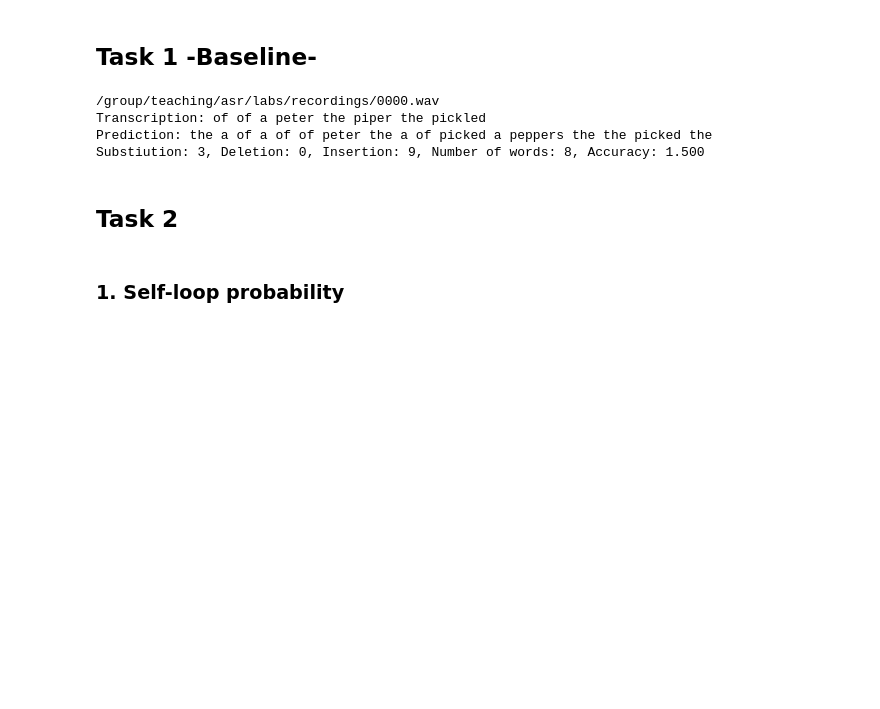
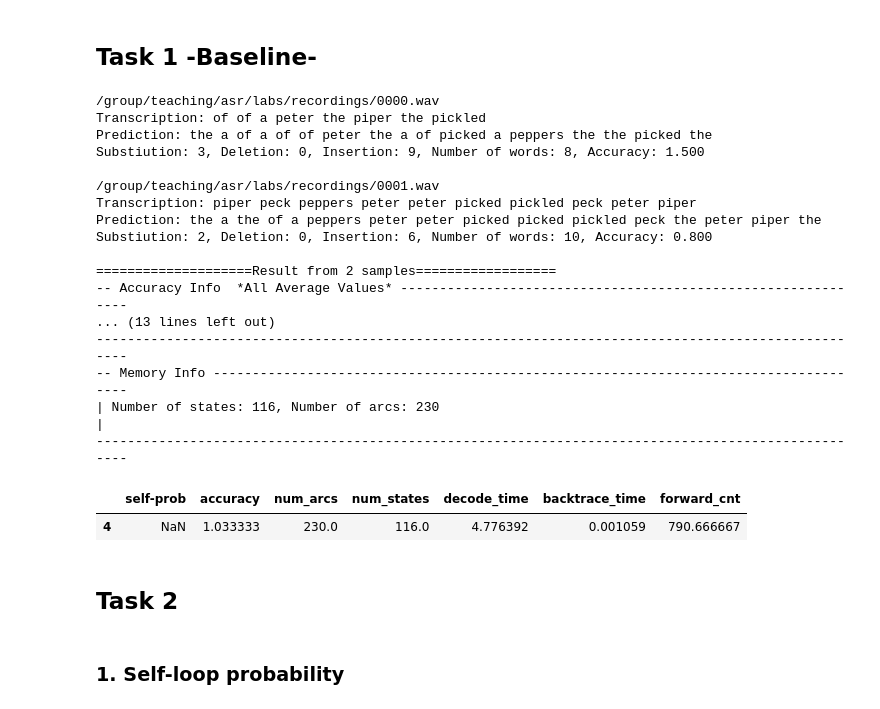
Before and after one commit to LIM-june/INFR11033_assignment, a Jupyter notebook: assignment.ipynb, the cells around one changed output. Saved outputs shown, nothing was run; the diff lists cells and outputs as text; code cells hidden in the pictures; blank space fills up the shorter version.

```diff
--- a/assignment.ipynb
+++ b/assignment.ipynb
@@ -35,6 +35,9 @@ import openfst_python as fst
 import math
 import numpy as np
 import time
+# %%
+class CFG:
+    sample_num = 2
 # %% [markdown]
 ### Generate State Table, Phone Table, Word Table from the Lexicon
 # %%
@@ -104,7 +107,7 @@ word_table, phone_table, state_table = generate_symbol_tables(lex)
 # %%
 class BaselineWfst:
 
-    def __init__(self, n=3, lex=lex, self_loop_prob=None):
+    def __init__(self, n=3, lex=lex, self_loop_prob=None, final_prob_dict=None):
         """
         Generate a HMM to recognise any single word sequence for words in the lexicon
 
@@ -118,8 +121,10 @@ class BaselineWfst:
 
         self.n = n
         self.lex = lex
+        self.final_prob_dict = final_prob_dict
         self.self_loop_prob = self_loop_prob
         self.f = self.generate_wfst()
+
 
     def generate_weighted_phone_wfst(self, f, start_state, phone, n, olabel):
         """
@@ -178,7 +183,10 @@ class BaselineWfst:
                 else:
                     current_state = self.generate_weighted_phone_wfst(f, current_state, phone, self.n, 0)
             # note: new current_state is now set to the final state of the previous phone WFST
-            f.set_final(current_state)
+            if self.final_prob_dict == None:
+                f.set_final(current_state)
+            else:
+                f.set_final(current_state, -math.log(self.final_prob_dict[word]))
             f.add_arc(current_state, fst.Arc(0, 0, 0, start_state))
 
         f.set_input_symbols(state_table)
@@ -403,11 +411,11 @@ def read_transcription(wav_file):
 
 class ASR:
 
-    def __init__(self, wfst, decoder, audio_file_name, sample_num=5, self_loop_prob=None):
+    def __init__(self, wfst, decoder, audio_file_name, sample_num=5, self_loop_prob=None, final_prob_dict=None):
         """
         """
         self.self_loop_prob = self_loop_prob
-        self.wfst = wfst(self_loop_prob=self.self_loop_prob).f
+        self.wfst = wfst(self_loop_prob=self.self_loop_prob, final_prob_dict = final_prob_dict).f
         self.decoder = decoder
         self.audio_file_name = audio_file_name
         self.sample_num = sample_num
@@ -498,7 +506,7 @@ class ASR:
         num_arcs = 0
         for state in self.wfst.states():
             num_arcs += self.wfst.num_arcs(state)
-
+        self.num_arcs = num_arcs
         print('-- Memory Info -------------------------------------------------------------------------------------')
         print('| Number of states: {}, Number of arcs: {}                                                       |'
               .format(self.wfst.num_states(), num_arcs))
@@ -515,14 +531,35 @@ class ASR:
 # %% [markdown]
 ## Task 1 -Baseline-
 # %%
+import pandas as pd
+result_df_1 = pd.DataFrame(columns=["self-prob", "accuracy","num_arcs",
+                                      "num_states","decode_time", "backtrace_time", "forward_cnt"])
 file_path = '/group/teaching/asr/labs/recordings/*.wav'
-asr = ASR(BaselineWfst, BaselineViterbiDecoder, file_path, sample_num=10, self_loop_prob=None)
+asr = ASR(BaselineWfst, BaselineViterbiDecoder, file_path, sample_num=CFG.sample_num, self_loop_prob=None)
+result_df_1 = result_df_1.append(tmp)
 asr.print_all()
+result_df_1.to_csv("task_1_baseline_df.csv",index=False)
+result_df_1
 # %% [output]
 /group/teaching/asr/labs/recordings/0000.wav
 Transcription: of of a peter the piper the pickled
 Prediction: the a of a of of peter the a of picked a peppers the the picked the
 Substiution: 3, Deletion: 0, Insertion: 9, Number of words: 8, Accuracy: 1.500
+
+/group/teaching/asr/labs/recordings/0001.wav
+Transcription: piper peck peppers peter peter picked pickled peck peter piper
+Prediction: the a the of a peppers peter peter picked picked pickled peck the peter piper the
+Substiution: 2, Deletion: 0, Insertion: 6, Number of words: 10, Accuracy: 0.800
+
+====================Result from 2 samples==================
+-- Accuracy Info  *All Average Values* -------------------------------------------------------------
+... (13 lines left out)
+----------------------------------------------------------------------------------------------------
+-- Memory Info -------------------------------------------------------------------------------------
+| Number of states: 116, Number of arcs: 230                                                       |
+----------------------------------------------------------------------------------------------------
+|  | self-prob | accuracy | num_arcs | num_states | decode_time | backtrace_time | forward_cnt |
+| 4 | NaN | 1.033333 | 230.0 | 116.0 | 4.776392 | 0.001059 | 790.666667 |
 # %% [markdown]
 ## Task 2
 # %% [markdown]
```
Also changed, not shown: parts of 6 cells of this notebook, 2 other files.
